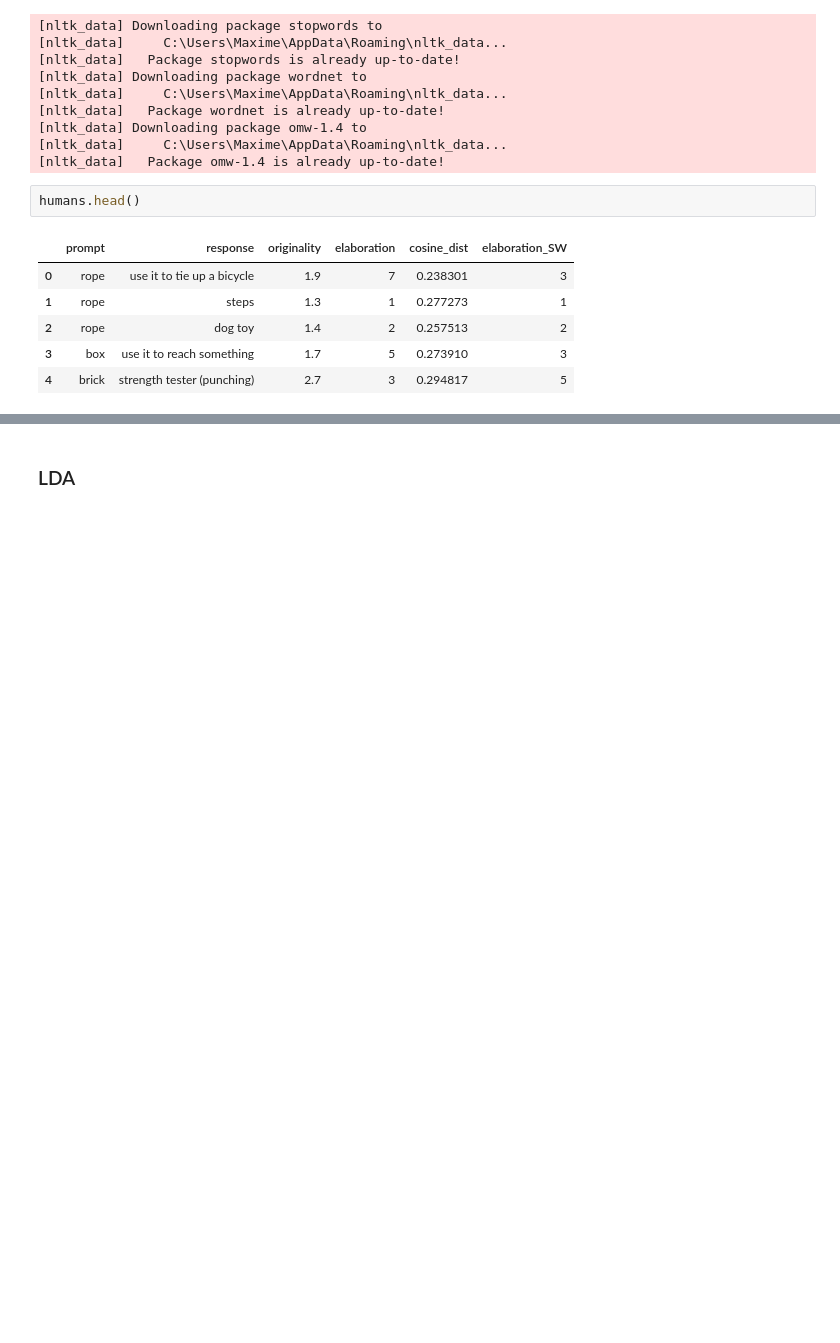
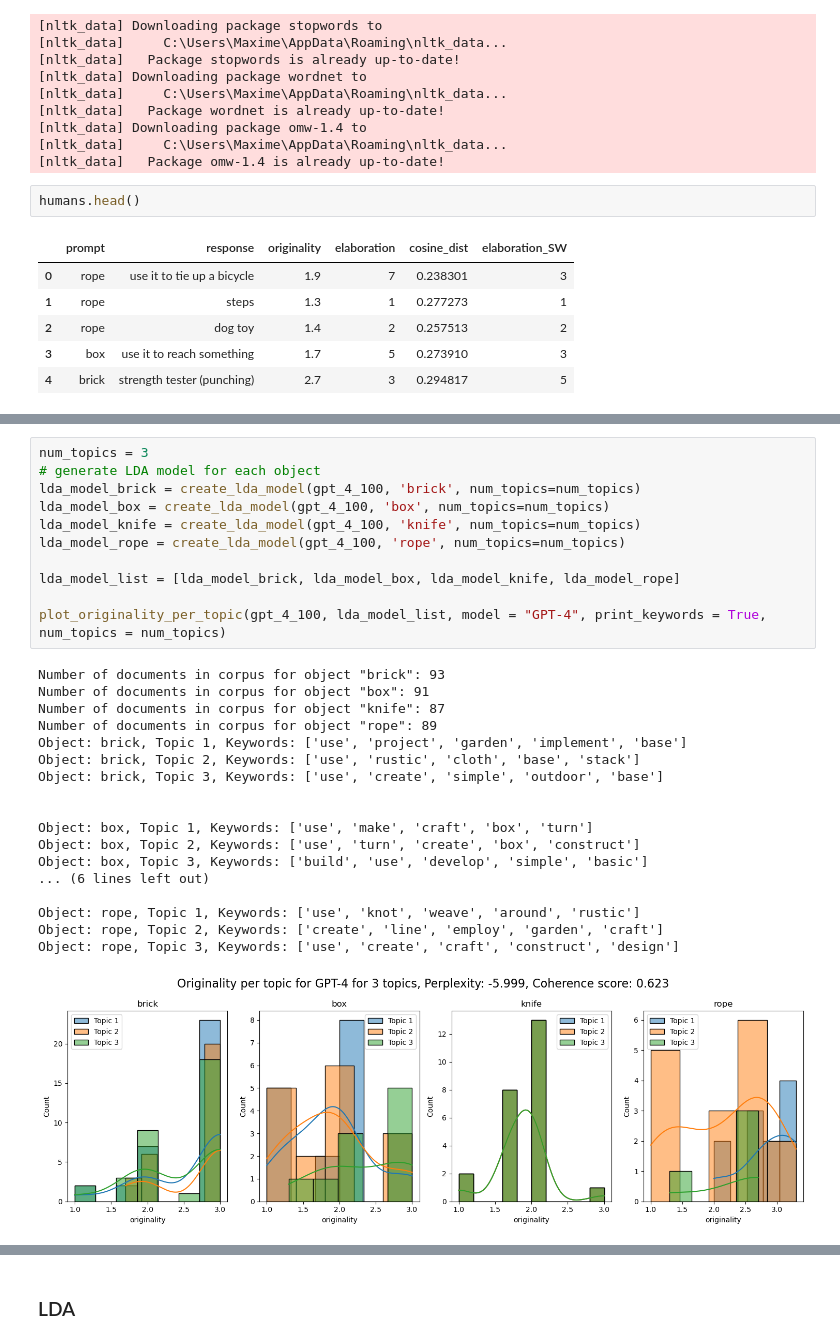
Before and after one commit to Maximelel/LLM_creativity_aut, a Jupyter notebook: benchmark.ipynb, the cells around one changed output, grey strips where cells are left out. Saved outputs shown, nothing was run; the diff lists cells and outputs as text; blank space fills up the shorter version.

```diff
--- a/benchmark.ipynb
+++ b/benchmark.ipynb
@@ -419,0 +532,30 @@ doc_term_matrix = [dictionary.doc2bow(doc) for doc in clean_corpus]
+# %%
+num_topics = 3
+# generate LDA model for each object
+lda_model_brick = create_lda_model(gpt_4_100, 'brick', num_topics=num_topics)
+lda_model_box = create_lda_model(gpt_4_100, 'box', num_topics=num_topics)
+lda_model_knife = create_lda_model(gpt_4_100, 'knife', num_topics=num_topics)
+lda_model_rope = create_lda_model(gpt_4_100, 'rope', num_topics=num_topics)
+
+lda_model_list = [lda_model_brick, lda_model_box, lda_model_knife, lda_model_rope]
+
+plot_originality_per_topic(gpt_4_100, lda_model_list, model = "GPT-4", print_keywords = True, num_topics = num_topics)
+# %% [output]
+Number of documents in corpus for object "brick": 93
+Number of documents in corpus for object "box": 91
+Number of documents in corpus for object "knife": 87
+Number of documents in corpus for object "rope": 89
+Object: brick, Topic 1, Keywords: ['use', 'project', 'garden', 'implement', 'base']
+Object: brick, Topic 2, Keywords: ['use', 'rustic', 'cloth', 'base', 'stack']
+Object: brick, Topic 3, Keywords: ['use', 'create', 'simple', 'outdoor', 'base']
+
+
+Object: box, Topic 1, Keywords: ['use', 'make', 'craft', 'box', 'turn']
+Object: box, Topic 2, Keywords: ['use', 'turn', 'create', 'box', 'construct']
+Object: box, Topic 3, Keywords: ['build', 'use', 'develop', 'simple', 'basic']
+... (6 lines left out)
+
+Object: rope, Topic 1, Keywords: ['use', 'knot', 'weave', 'around', 'rustic']
+Object: rope, Topic 2, Keywords: ['create', 'line', 'employ', 'garden', 'craft']
+Object: rope, Topic 3, Keywords: ['use', 'create', 'craft', 'construct', 'design']
+[figure, added]
```
Also changed, not shown: parts of 15 cells of this notebook.
